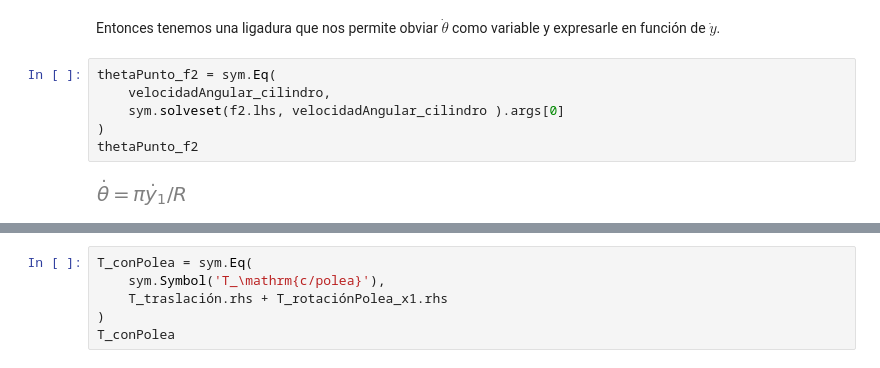
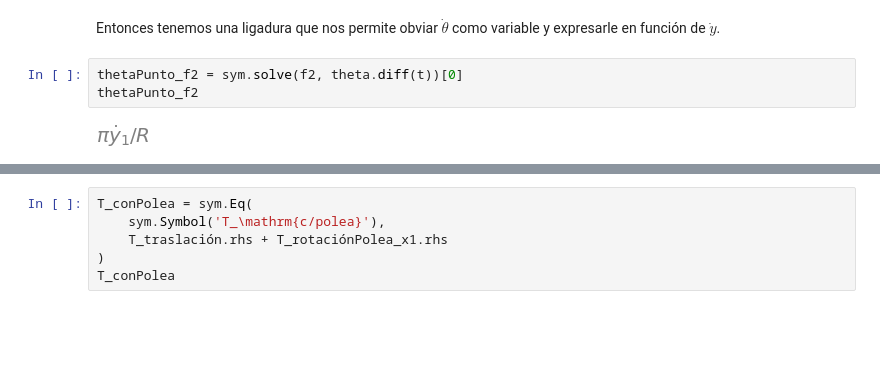
Before and after one commit to bettachini/MecanicaAnaliticaComputacional, a Jupyter notebook: 05Ligaduras/atwoodLigadura.ipynb, the cells around one changed output, grey strips where cells are left out. Drawn from its saved outputs; the diff is of its cells as text; blank space fills up the shorter version.

```diff
--- a/05Ligaduras/atwoodLigadura.ipynb
+++ b/05Ligaduras/atwoodLigadura.ipynb
@@ -285,11 +286,8 @@ f2
 # %% [markdown]
 Entonces tenemos una ligadura que nos permite obviar $\dot{\theta}$ como variable y expresarle en función de $\dot{y}$.
 # %%
-thetaPunto_f2 = sym.Eq(
-    velocidadAngular_cilindro,
-    sym.solveset(f2.lhs, velocidadAngular_cilindro ).args[0]
-)
+thetaPunto_f2 = sym.solve(f2, theta.diff(t))[0]
 thetaPunto_f2
 # %% [output]
-[figure, old version]
+[figure, new version]
 # %%
```
Also changed, not shown: parts of 8 cells of this notebook.
